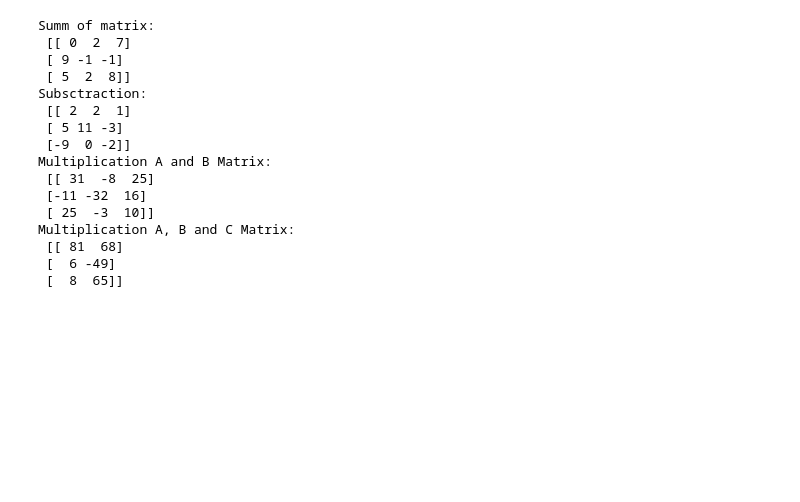
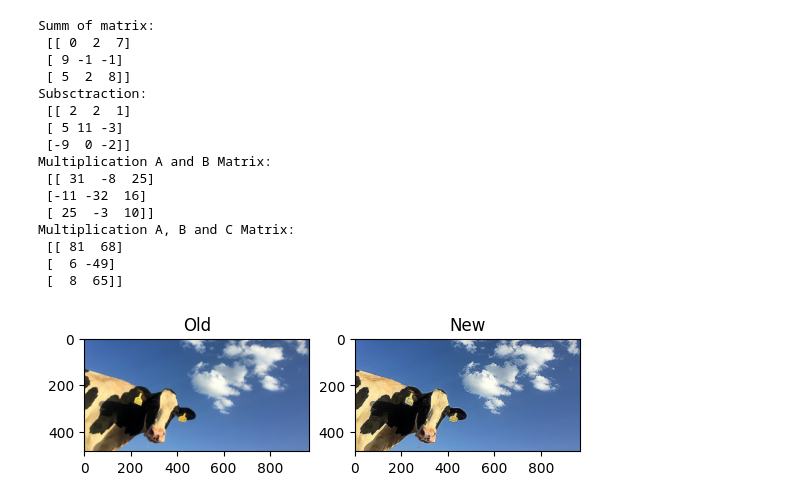
Before and after one commit to slayer-joe/TMSds, a Jupyter notebook: les11/HW11.ipynb, the cells around one changed output. Saved outputs shown, nothing was run; the diff lists cells and outputs as text; code cells hidden in the pictures; blank space fills up the shorter version.

```diff
--- a/les11/HW11.ipynb
+++ b/les11/HW11.ipynb
@@ -136,0 +133,40 @@ import matplotlib.pyplot as plt
+# %%
+# Реализация свертки
+
+import matplotlib.pyplot as plt
+
+kern = np.array([
+    [-1, -1, -1],
+    [-1, 11, -1],
+    [-1, -1, -1]
+])
+
+pic = plt.imread('image.jpg')
+
+def convolve2d(image, kernel):
+
+    kernelH, kernelW = kernel.shape
+    imageH, imageW, num_channels = image.shape
+
+    arr = np.zeros((imageH - kernelH + 1, imageW - kernelW + 1, num_channels)) #размер итоговой матрицы
+
+    for channel in range(num_channels):
+        for x in range(imageH - kernelH + 1):
+            for y in range(imageW - kernelW + 1):
+                arr[x, y, channel] = np.sum(
+                                                image[x:x + kernelH, y:y + kernelW, channel] * kernel).clip(0, 255) # значения вне интервала обрезаются
+
+    return arr.astype(np.uint8)
+
+plt.subplot(1, 2, 1)
+plt.title('Old')
+plt.imshow(pic)
+
+new_picture = convolve2d(pic, kern)
+plt.subplot(1, 2, 2)
+plt.imshow(new_picture)
+plt.title('New')
+
+plt.show()
+# %% [output]
+[figure, added]
```
Also changed, not shown: parts of 1 cell of this notebook.
